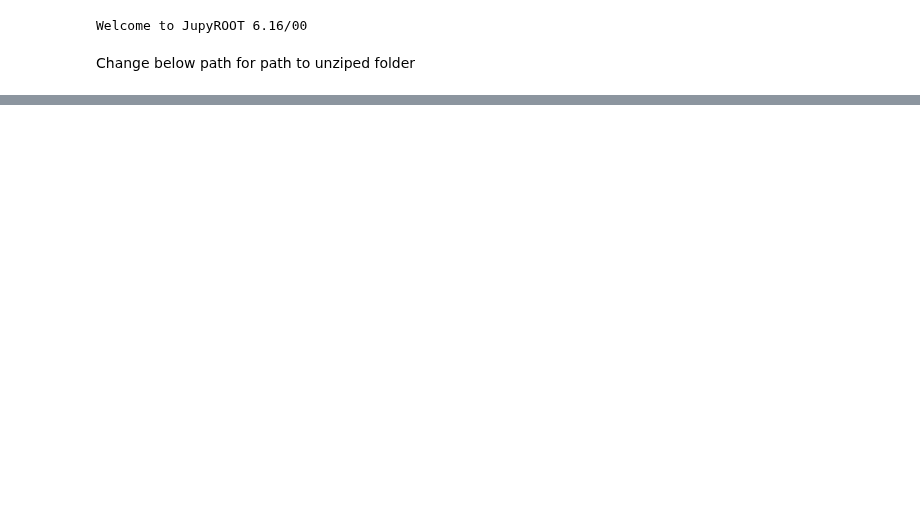
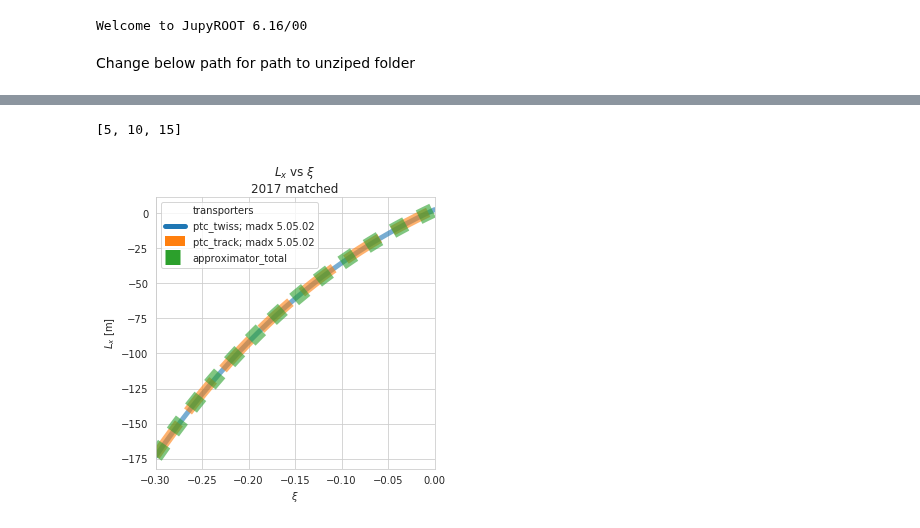
Before and after one commit to mucharafal/optics_generator_python, a Jupyter notebook: notebooks/Optics Parameters Compare 2017 Matched.ipynb, the cells around one changed output, grey strips where cells are left out. Cells and saved outputs as stored; diff of their text form; code cells hidden in the pictures; blank space fills up the shorter version.

```diff
--- a/notebooks/Optics Parameters Compare 2017 Matched.ipynb
+++ b/notebooks/Optics Parameters Compare 2017 Matched.ipynb
@@ -110,0 +138,5 @@ plotter.plot_optical_functions(bunch_configuration, optical_functions, "pt", "L
+# %%
+plotter.plot_optical_functions(bunch_configuration, optical_functions_lx, "pt", "L x", title_sufix, plot_size=5)
+# %% [output]
+[5, 10, 15]
+[figure, added]
```
Also changed, not shown: parts of 15 cells of this notebook, 2 other files.
